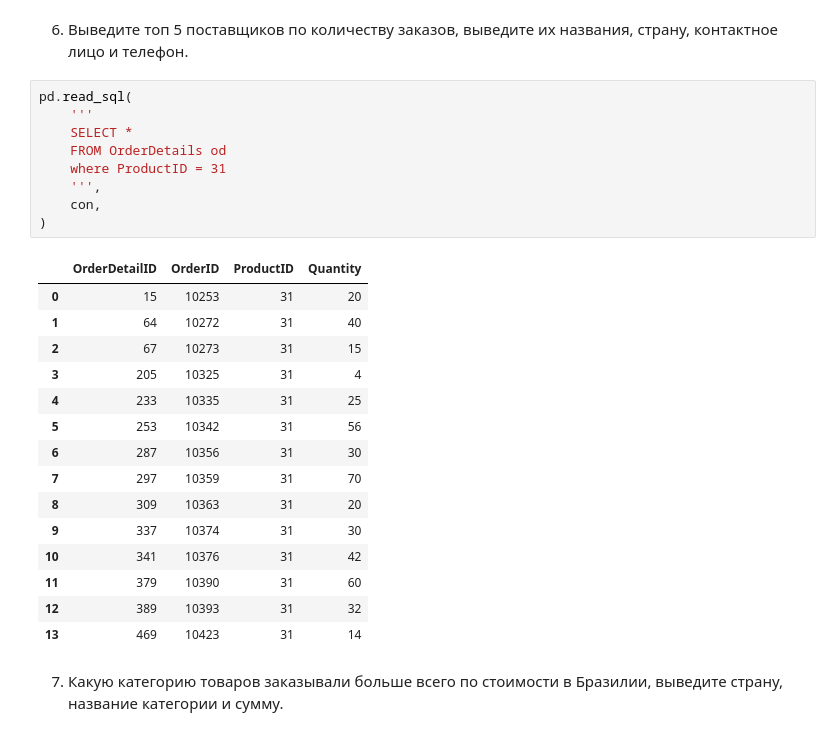
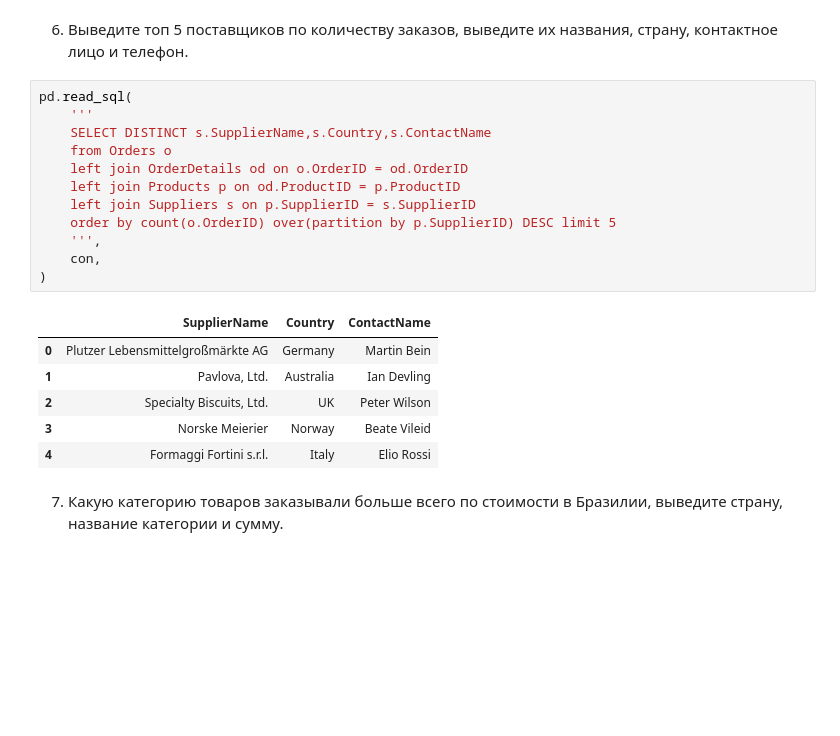
Before and after one commit to IvlevaAnna1/Hometasks, a Jupyter notebook: sql_1_HW_IvlevaAnna.ipynb, the cells around one changed output. Drawn from its saved outputs; the diff is of its cells as text; blank space fills up the shorter version.

```diff
--- a/sql_1_HW_IvlevaAnna.ipynb
+++ b/sql_1_HW_IvlevaAnna.ipynb
@@ -163,30 +184,24 @@ pd.read_sql(
 | 13 | 10423 | 14 | Gorgonzola Telino |
 # %% [markdown]
 6. Выведите топ 5 поставщиков по количеству заказов, выведите их названия, страну, контактное лицо и телефон.
-# %%
-pd.read_sql(
-    '''
-    SELECT *
-    FROM OrderDetails od
-    where ProductID = 31
-    ''',
-    con,
-)
-# %% [output]
-|  | OrderDetailID | OrderID | ProductID | Quantity |
-| 0 | 15 | 10253 | 31 | 20 |
-| 1 | 64 | 10272 | 31 | 40 |
-| 2 | 67 | 10273 | 31 | 15 |
-| 3 | 205 | 10325 | 31 | 4 |
-| 4 | 233 | 10335 | 31 | 25 |
-| 5 | 253 | 10342 | 31 | 56 |
-| 6 | 287 | 10356 | 31 | 30 |
-| 7 | 297 | 10359 | 31 | 70 |
-| 8 | 309 | 10363 | 31 | 20 |
-| 9 | 337 | 10374 | 31 | 30 |
-| 10 | 341 | 10376 | 31 | 42 |
-| 11 | 379 | 10390 | 31 | 60 |
-| 12 | 389 | 10393 | 31 | 32 |
-| 13 | 469 | 10423 | 31 | 14 |
+# %%
+pd.read_sql(
+    '''
+    SELECT DISTINCT s.SupplierName,s.Country,s.ContactName
+    from Orders o
+    left join OrderDetails od on o.OrderID = od.OrderID
+    left join Products p on od.ProductID = p.ProductID
+    left join Suppliers s on p.SupplierID = s.SupplierID
+    order by count(o.OrderID) over(partition by p.SupplierID) DESC limit 5
+    ''',
+    con,
+)
+# %% [output]
+|  | SupplierName | Country | ContactName |
+| 0 | Plutzer Lebensmittelgroßmärkte AG | Germany | Martin Bein |
+| 1 | Pavlova, Ltd. | Australia | Ian Devling |
+| 2 | Specialty Biscuits, Ltd. | UK | Peter Wilson |
+| 3 | Norske Meierier | Norway | Beate Vileid |
+| 4 | Formaggi Fortini s.r.l. | Italy | Elio Rossi |
 # %% [markdown]
 7. Какую категорию товаров заказывали больше всего по стоимости в Бразилии, выведите страну, название категории и сумму.
```
Also changed, not shown: parts of 4 cells of this notebook.
